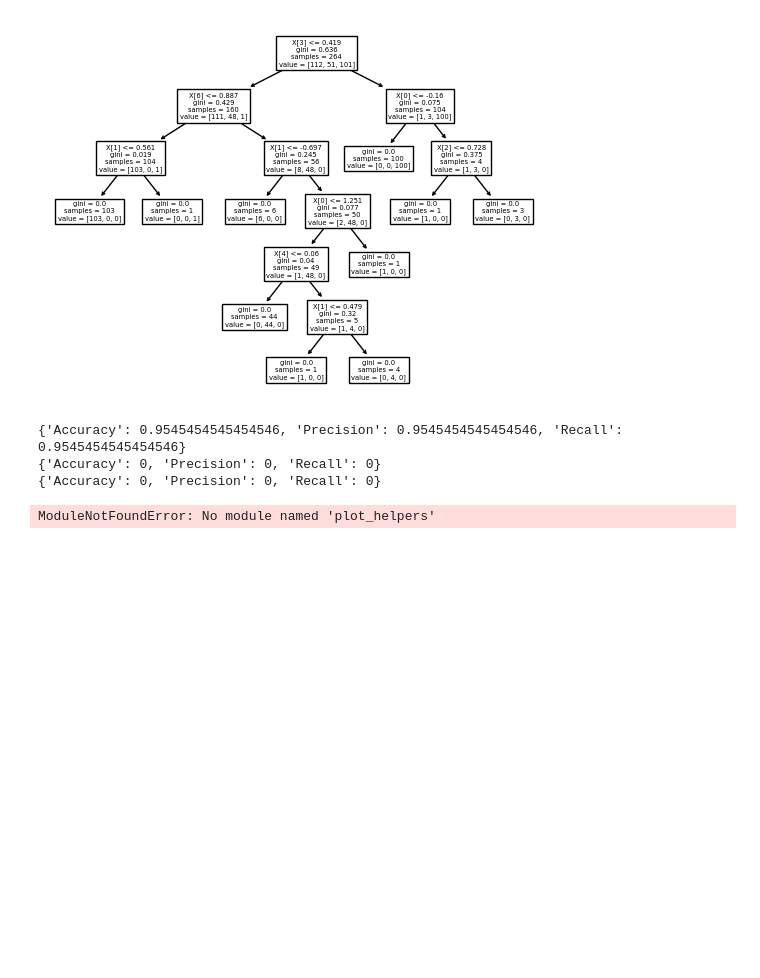
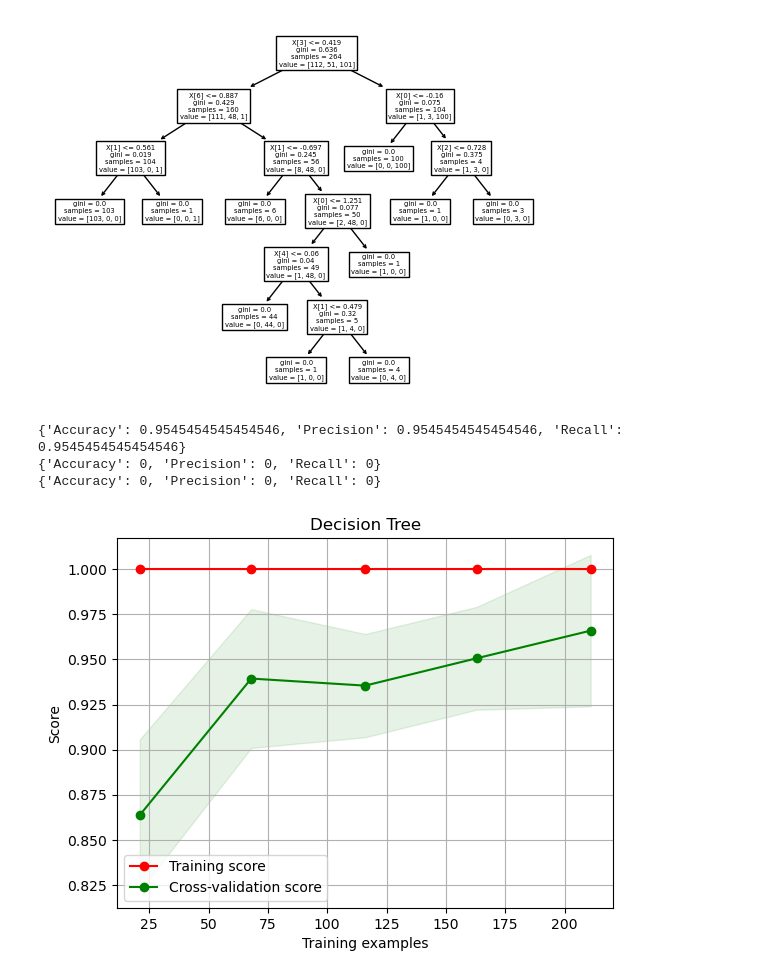
Before and after one commit to savannah-martin/fightingpenguins, a Jupyter notebook: penguins.ipynb, the cells around one changed output. Saved outputs shown, nothing was run; the diff lists cells and outputs as text; code cells hidden in the pictures; blank space fills up the shorter version.

```diff
--- a/penguins.ipynb
+++ b/penguins.ipynb
@@ -104,8 +174,6 @@ print(results_dict2)
 # %%
-from plot_helpers import plot_learning_curve
 decision_tree = DecisionTreeClassifier(random_state=42)
-# plot_learning_curve(decision_tree, "Decision Tree", train_x, train_y)
-plt.plot(decision_tree, "Decision Tree", train_x, train_y)
+plot_learning_curve(decision_tree, "Decision Tree", train_x, train_y)
 plt.show()
 # %% [output]
-ModuleNotFoundError: No module named 'plot_helpers'
+[figure, added]
```
Also changed, not shown: parts of 1 cell of this notebook, 1 other file.
